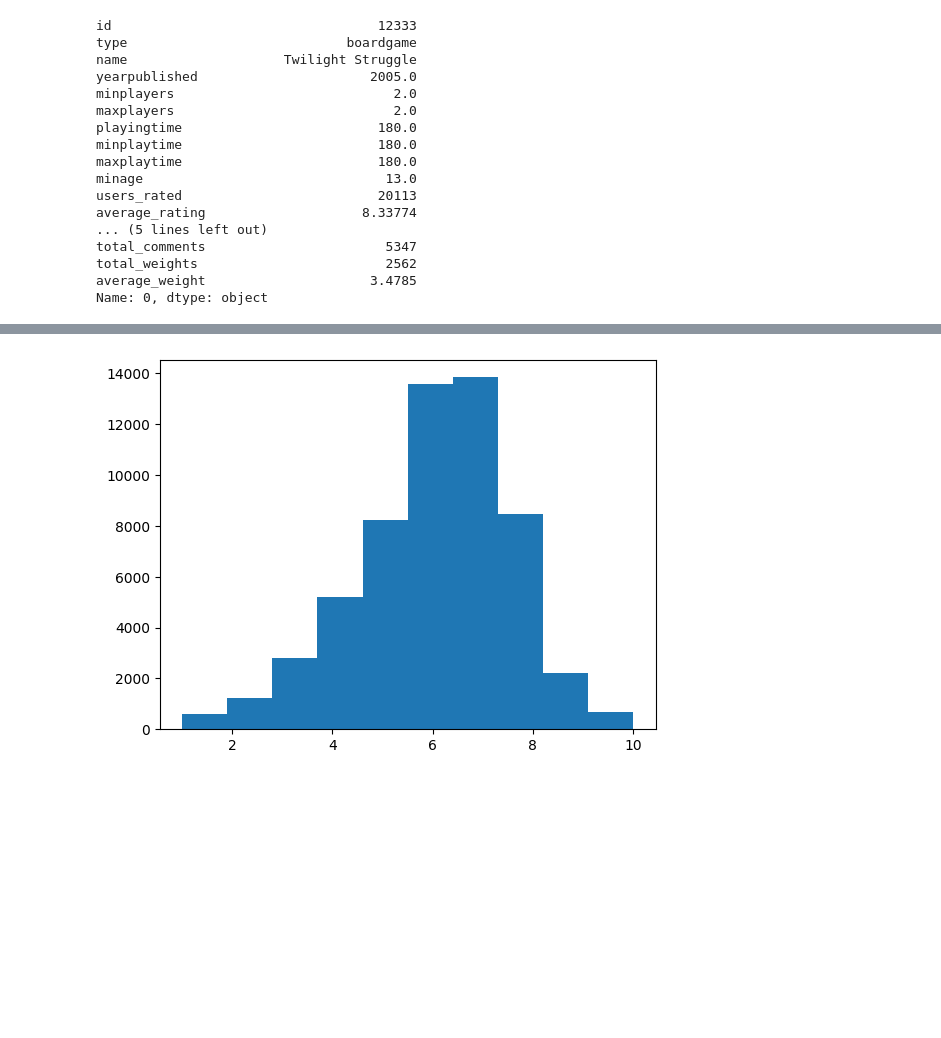
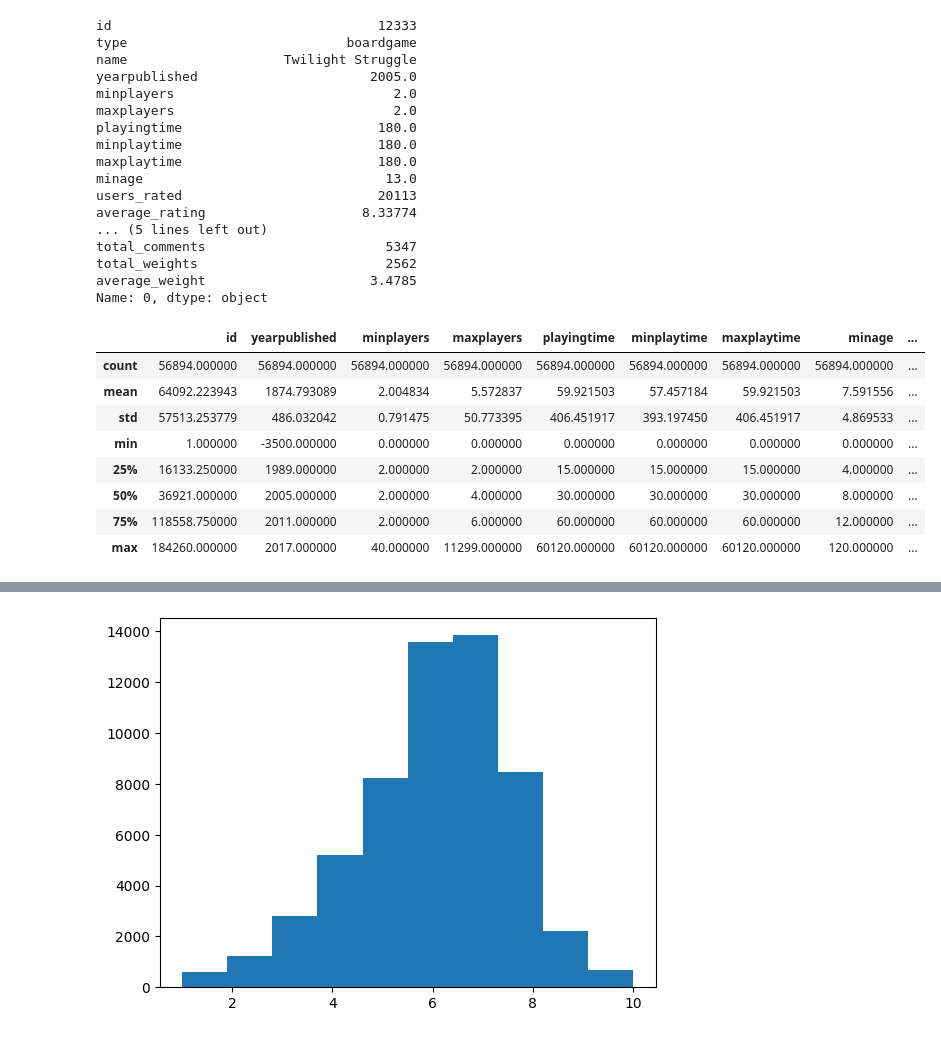
Before and after one commit to malhiaak19/Board-Game-Review-Prediction---ML, a Jupyter notebook: BoardGame.ipynb, the cells around one changed output, grey strips where cells are left out. Drawn from its saved outputs; the diff is of its cells as text; code cells hidden in the pictures; blank space fills up the shorter version.

```diff
--- a/BoardGame.ipynb
+++ b/BoardGame.ipynb
@@ -164,3 +194,16 @@ games = games[games["users_rated"]>0]
 # %%
 # Remove any rows with missing values
 games = games.dropna(axis=0)
+# %%
+# Check the new spread of your cleaned data
+games.describe()
+# %% [output]
+|  | id | yearpublished | minplayers | maxplayers | playingtime | minplaytime | maxplaytime | minage | ... |
+| count | 56894.000000 | 56894.000000 | 56894.000000 | 56894.000000 | 56894.000000 | 56894.000000 | 56894.000000 | 56894.000000 | ... |
+| mean | 64092.223943 | 1874.793089 | 2.004834 | 5.572837 | 59.921503 | 57.457184 | 59.921503 | 7.591556 | ... |
+| std | 57513.253779 | 486.032042 | 0.791475 | 50.773395 | 406.451917 | 393.197450 | 406.451917 | 4.869533 | ... |
+| min | 1.000000 | -3500.000000 | 0.000000 | 0.000000 | 0.000000 | 0.000000 | 0.000000 | 0.000000 | ... |
+| 25% | 16133.250000 | 1989.000000 | 2.000000 | 2.000000 | 15.000000 | 15.000000 | 15.000000 | 4.000000 | ... |
+| 50% | 36921.000000 | 2005.000000 | 2.000000 | 4.000000 | 30.000000 | 30.000000 | 30.000000 | 8.000000 | ... |
+| 75% | 118558.750000 | 2011.000000 | 2.000000 | 6.000000 | 60.000000 | 60.000000 | 60.000000 | 12.000000 | ... |
+| max | 184260.000000 | 2017.000000 | 40.000000 | 11299.000000 | 60120.000000 | 60120.000000 | 60120.000000 | 120.000000 | ... |
```
Also changed, not shown: parts of 14 cells of this notebook.
